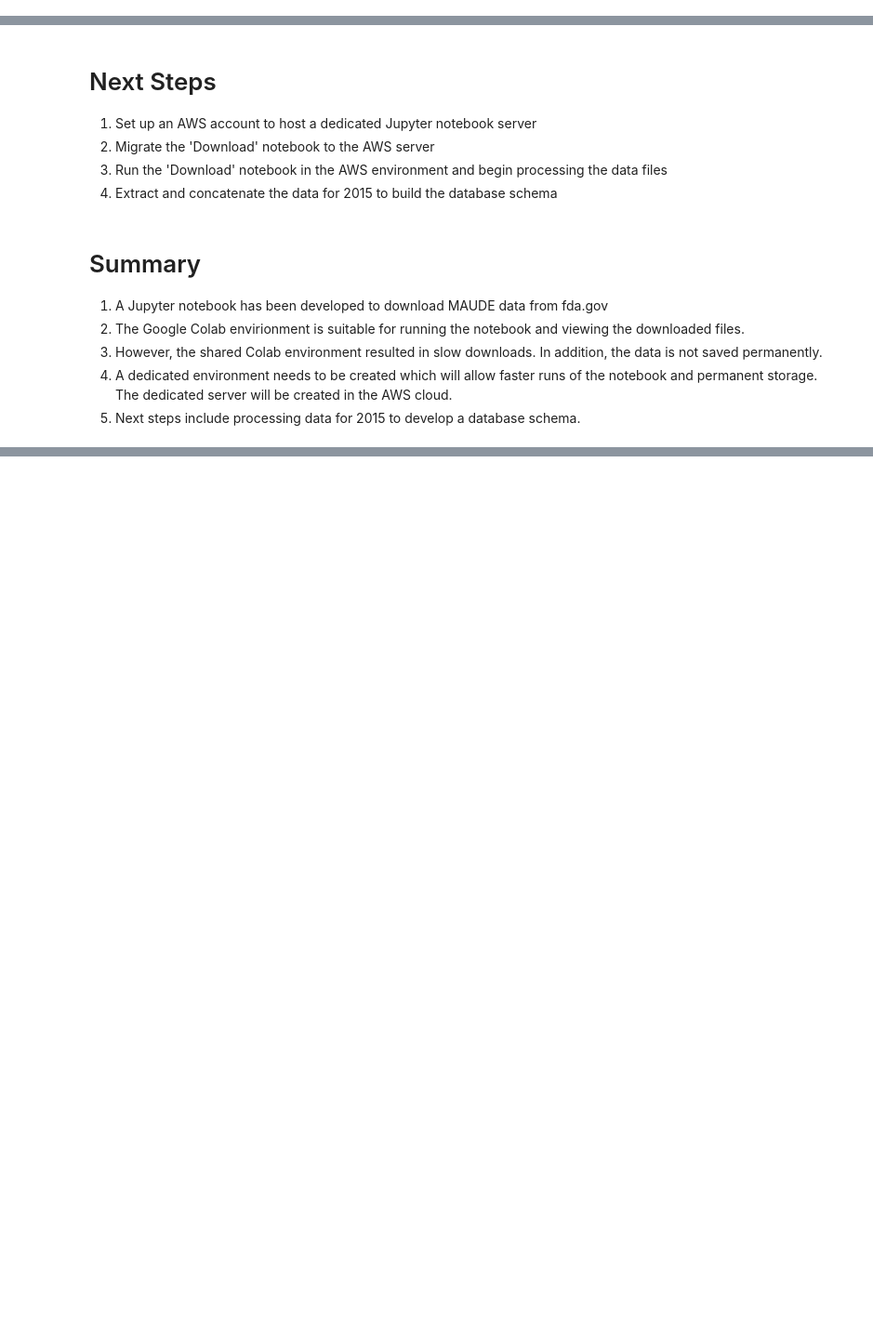
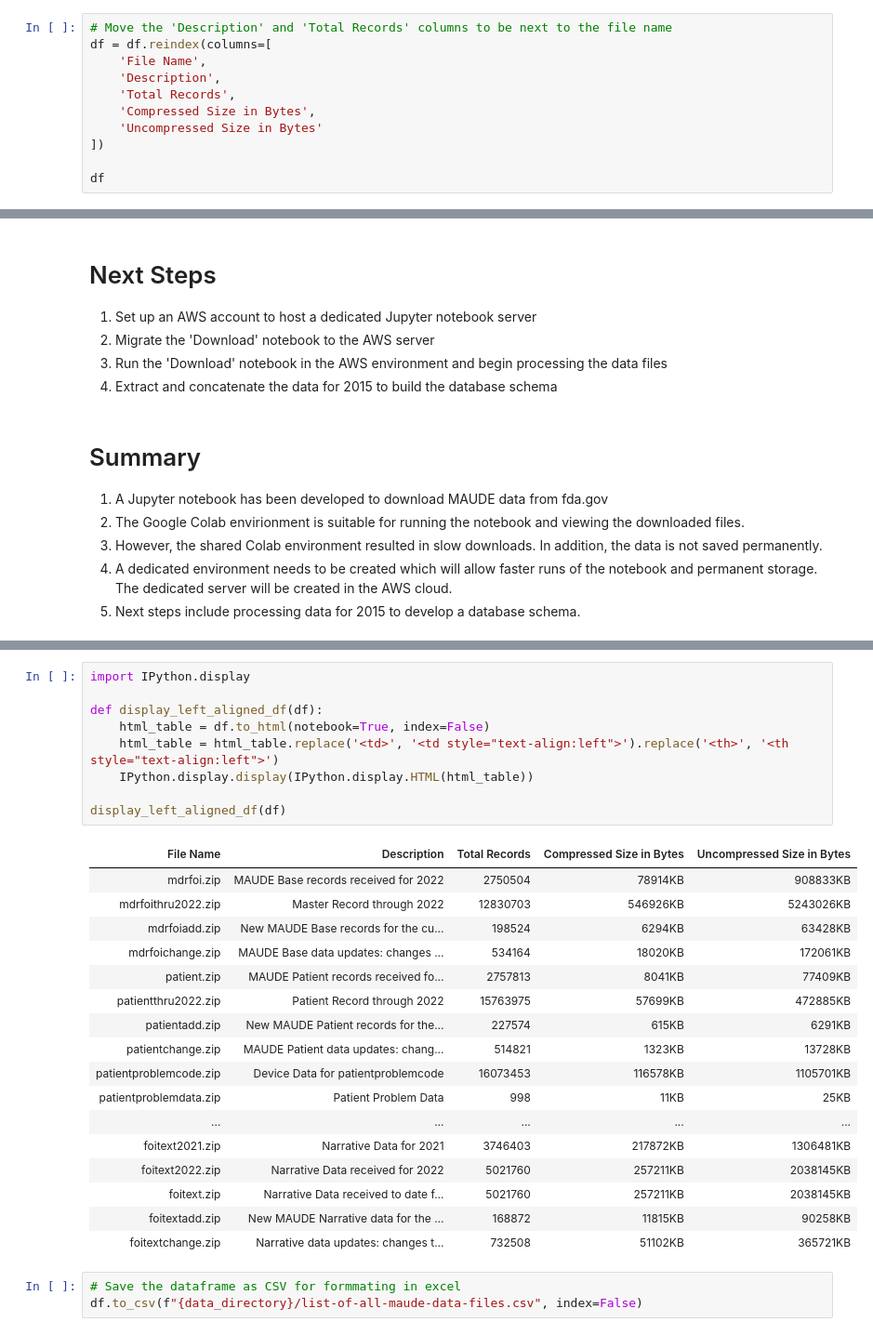
Before and after one commit to Drnjenkins/praxis-2023, a Jupyter notebook: 01-Download-MAUDE-Data.ipynb, the cells around one changed output, grey strips where cells are left out. Shown at 93% size. Cells and saved outputs as stored; diff of their text form; blank space fills up the shorter version.

Commit message:
Update output for downloaded data.

```diff
--- a/01-Download-MAUDE-Data.ipynb
+++ b/01-Download-MAUDE-Data.ipynb
@@ -60,0 +45,11 @@ df
+# %%
+# Move the 'Description' and 'Total Records' columns to be next to the file name
+df = df.reindex(columns=[
+    'File Name',
+    'Description',
+    'Total Records',
+    'Compressed Size in Bytes',
+    'Uncompressed Size in Bytes'
+])
+
+df
@@ -178,0 +207,30 @@ Running the notebook on a dedicated server in AWS will allow faster runtimes and
+# %%
+import IPython.display
+
+def display_left_aligned_df(df):
+    html_table = df.to_html(notebook=True, index=False)
+    html_table = html_table.replace('<td>', '<td style="text-align:left">').replace('<th>', '<th style="text-align:left">')
+    IPython.display.display(IPython.display.HTML(html_table))
+
+display_left_aligned_df(df)
+# %% [output]
+| File Name | Description | Total Records | Compressed Size in Bytes | Uncompressed Size in Bytes |
+| mdrfoi.zip | MAUDE Base records received for 2022 | 2750504 | 78914KB | 908833KB |
+| mdrfoithru2022.zip | Master Record through 2022 | 12830703 | 546926KB | 5243026KB |
+| mdrfoiadd.zip | New MAUDE Base records for the cu... | 198524 | 6294KB | 63428KB |
+| mdrfoichange.zip | MAUDE Base data updates: changes ... | 534164 | 18020KB | 172061KB |
+| patient.zip | MAUDE Patient records received fo... | 2757813 | 8041KB | 77409KB |
+| patientthru2022.zip | Patient Record through 2022 | 15763975 | 57699KB | 472885KB |
+| patientadd.zip | New MAUDE Patient records for the... | 227574 | 615KB | 6291KB |
+| patientchange.zip | MAUDE Patient data updates: chang... | 514821 | 1323KB | 13728KB |
+| patientproblemcode.zip | Device Data for patientproblemcode | 16073453 | 116578KB | 1105701KB |
+| patientproblemdata.zip | Patient Problem Data | 998 | 11KB | 25KB |
+| ... | ... | ... | ... | ... |
+| foitext2021.zip | Narrative Data for 2021 | 3746403 | 217872KB | 1306481KB |
+| foitext2022.zip | Narrative Data received for 2022 | 5021760 | 257211KB | 2038145KB |
+| foitext.zip | Narrative Data received to date f... | 5021760 | 257211KB | 2038145KB |
+| foitextadd.zip | New MAUDE Narrative data for the ... | 168872 | 11815KB | 90258KB |
+| foitextchange.zip | Narrative data updates: changes t... | 732508 | 51102KB | 365721KB |
+# %%
+# Save the dataframe as CSV for formmating in excel
+df.to_csv(f"{data_directory}/list-of-all-maude-data-files.csv", index=False)
```
Also changed, not shown: parts of 5 cells of this notebook.
